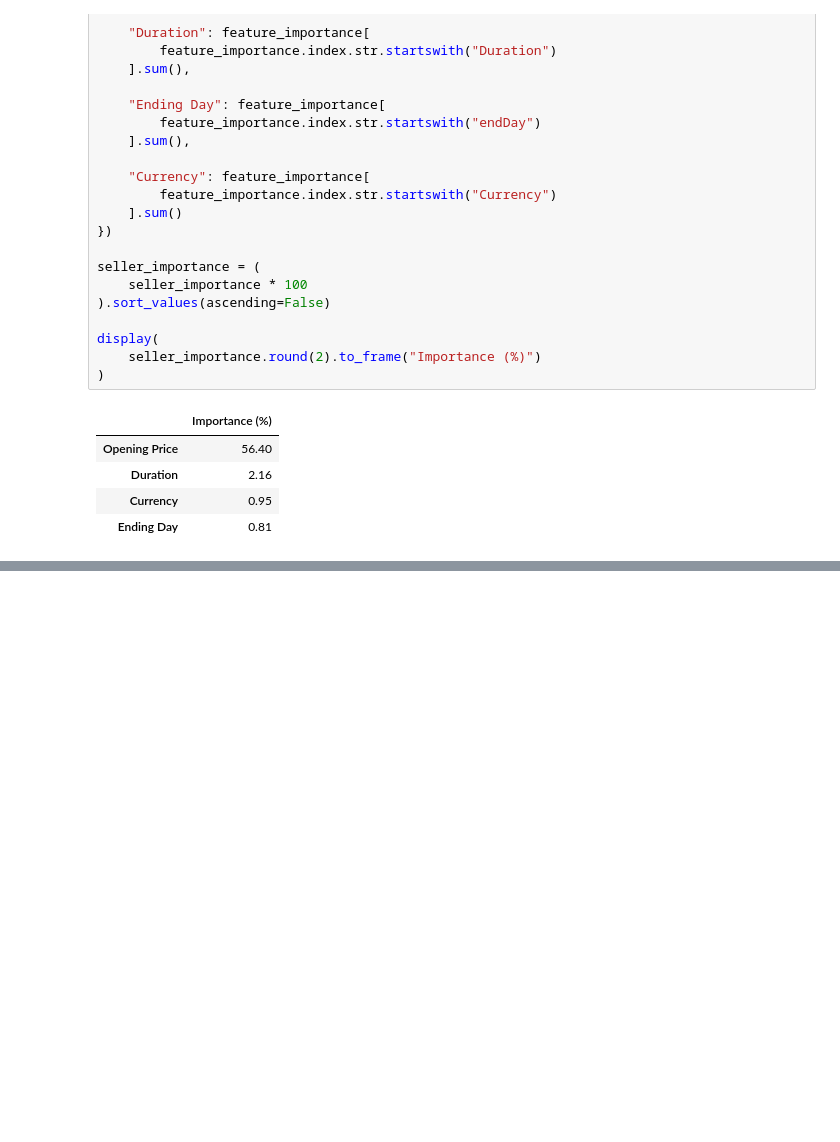
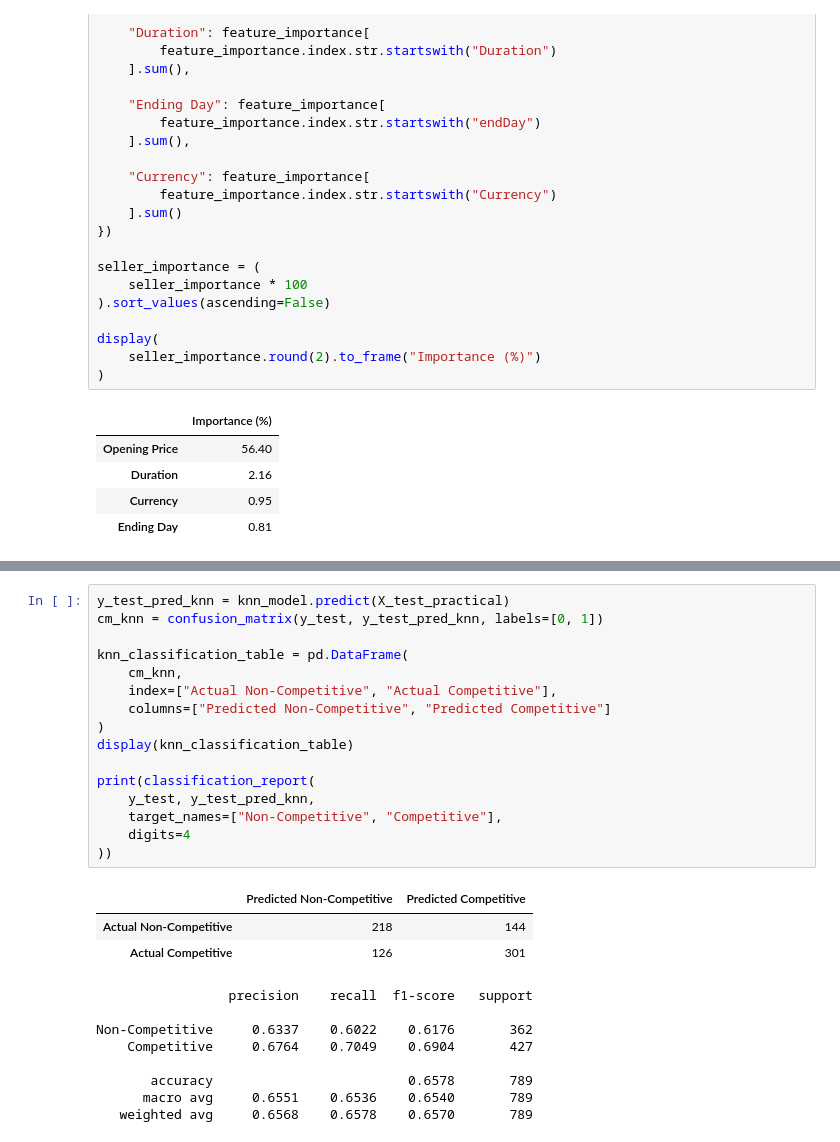
Before and after one commit to janniaq/8413_GA2, a Jupyter notebook: RSM8413_GA2_eBay_Auctions.ipynb, the cells around one changed output, grey strips where cells are left out. Saved outputs shown, nothing was run; the diff lists cells and outputs as text; blank space fills up the shorter version.

```diff
--- a/RSM8413_GA2_eBay_Auctions.ipynb
+++ b/RSM8413_GA2_eBay_Auctions.ipynb
@@ -1209,0 +1266,28 @@ display(
+# %%
+y_test_pred_knn = knn_model.predict(X_test_practical)
+cm_knn = confusion_matrix(y_test, y_test_pred_knn, labels=[0, 1])
+
+knn_classification_table = pd.DataFrame(
+    cm_knn,
+    index=["Actual Non-Competitive", "Actual Competitive"],
+    columns=["Predicted Non-Competitive", "Predicted Competitive"]
+)
+display(knn_classification_table)
+
+print(classification_report(
+    y_test, y_test_pred_knn,
+    target_names=["Non-Competitive", "Competitive"],
+    digits=4
+))
+# %% [output]
+|  | Predicted Non-Competitive | Predicted Competitive |
+| Actual Non-Competitive | 218 | 144 |
+| Actual Competitive | 126 | 301 |
+                 precision    recall  f1-score   support
+
+Non-Competitive     0.6337    0.6022    0.6176       362
+    Competitive     0.6764    0.7049    0.6904       427
+
+       accuracy                         0.6578       789
+      macro avg     0.6551    0.6536    0.6540       789
+   weighted avg     0.6568    0.6578    0.6570       789
```
Also changed, not shown: parts of 23 cells of this notebook.
